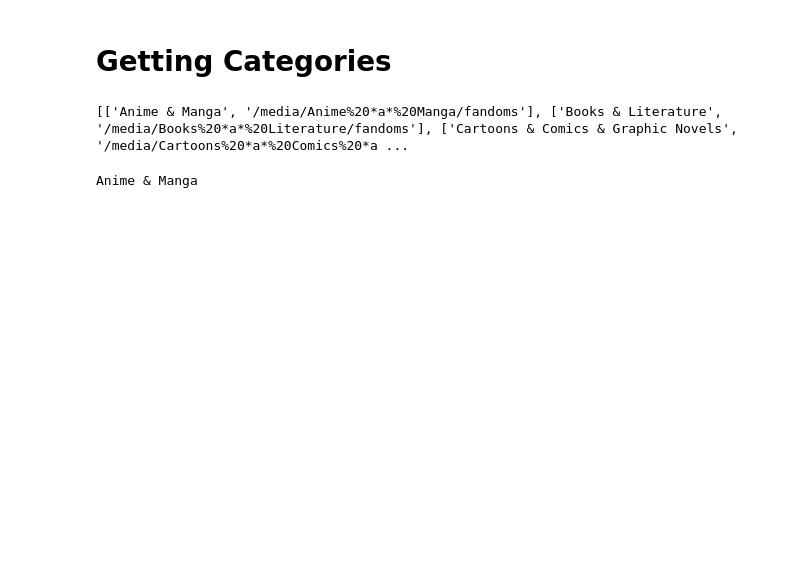
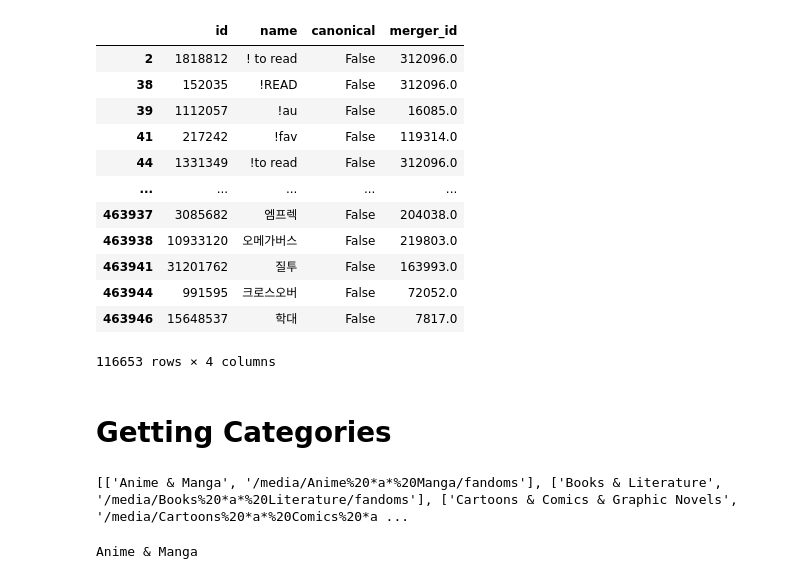
Before and after one commit to NicoPang/STAT-4185-Final-Project, a Jupyter notebook: Untitled.ipynb, the cells around one changed output. Drawn from its saved outputs; the diff is of its cells as text; code cells hidden in the pictures; blank space fills up the shorter version.

```diff
--- a/Untitled.ipynb
+++ b/Untitled.ipynb
@@ -5,0 +36,4 @@ from bs4 import BeautifulSoup as bs
+# %%
+sorted_tag_df = tag_df.sort_values(['name'])
+sorted_tag_df.reset_index(drop = True, inplace = True)
+sorted_tag_df.head(10)
@@ -5,0 +52,27 @@ from bs4 import BeautifulSoup as bs
+# %%
+def get_new_id(merger_id):
+    if not pd.isna(merger_id):
+        try:
+            return refactored_tag_df['id'].loc[refactored_tag_df['id'] == merger_id].index[0]
+        except IndexError:
+            return np.nan
+    else:
+        return np.nan
+
+refactored_tag_df = sorted_tag_df
+refactored_tag_df['merger_id'] = refactored_tag_df['merger_id'].apply(get_new_id)
+refactored_tag_df.loc[refactored_tag_df['merger_id'].notna()]
+# %% [output]
+|  | id | name | canonical | merger_id |
+| 2 | 1818812 | ! to read | False | 312096.0 |
+| 38 | 152035 | !READ | False | 312096.0 |
+| 39 | 1112057 | !au | False | 16085.0 |
+| 41 | 217242 | !fav | False | 119314.0 |
+| 44 | 1331349 | !to read | False | 312096.0 |
+| ... | ... | ... | ... | ... |
+| 463937 | 3085682 | 엠프렉 | False | 204038.0 |
+| 463938 | 10933120 | 오메가버스 | False | 219803.0 |
+| 463941 | 31201762 | 질투 | False | 163993.0 |
+| 463944 | 991595 | 크로스오버 | False | 72052.0 |
+| 463946 | 15648537 | 학대 | False | 7817.0 |
+116653 rows × 4 columns
```
Also changed, not shown: parts of 4 cells of this notebook, 1 other file.
